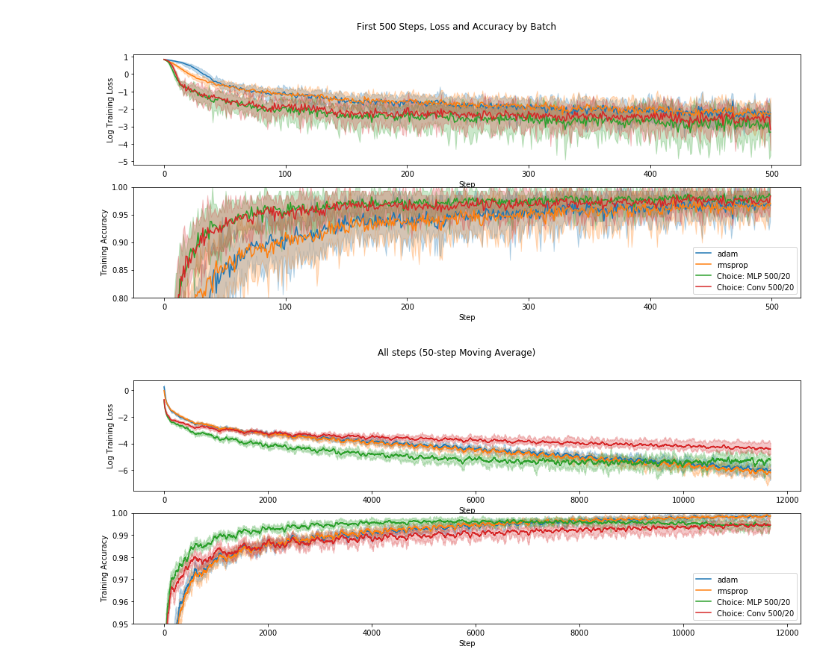
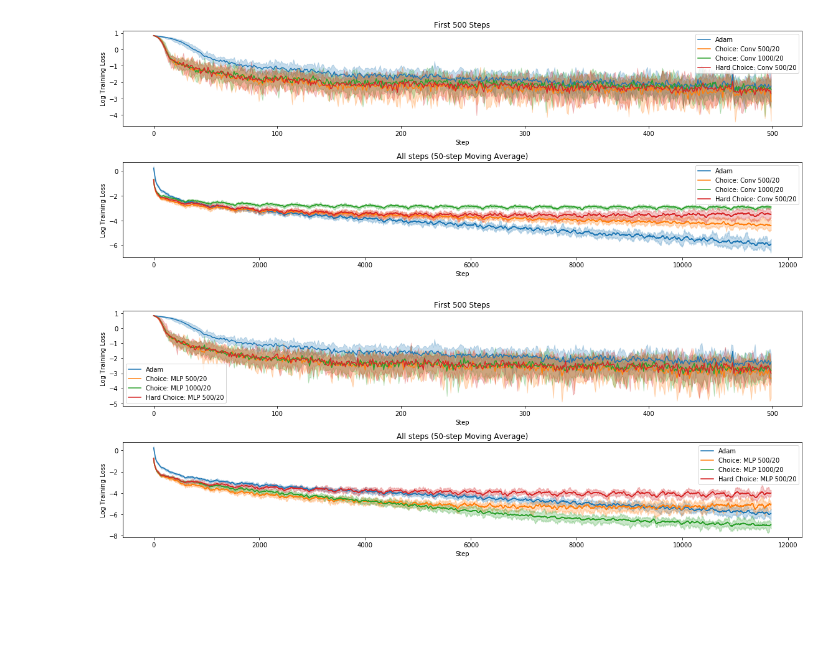
Before and after one commit to thetianshuhuang/l2o, a Jupyter notebook: eval_analysis.ipynb, the cells around one changed output. Drawn from its saved outputs; the diff is of its cells as text; code cells hidden in the pictures; blank space fills up the shorter version.

```diff
--- a/eval_analysis.ipynb
+++ b/eval_analysis.ipynb
@@ -7,17 +7,17 @@ import plot
 # %%
 def plot_eval(tests):
     fig, axs = plt.subplots(2, 1, figsize=(16, 6))
-    plot.plot_stats_batch(tests, axs, end=500, sma=1)
-    axs[1].set_ylim(0.8, 1)
-    fig.suptitle("First 500 Steps, Loss and Accuracy by Batch")
-
-    fig, axs = plt.subplots(2, 1, figsize=(16, 6))
-    plot.plot_stats_batch(tests, axs, end=0, sma=50)
-    axs[1].set_ylim(0.95, 1)
-    fig.suptitle("All steps (50-step Moving Average)")
+    plot.plot_stats_batch(tests, axs[0], end=500, sma=1)
+    axs[0].set_title("First 500 Steps")
+    plot.plot_stats_batch(tests, axs[1], end=0, sma=50)
+    axs[1].set_title("All steps (50-step Moving Average)")
+    fig.tight_layout()
+# %%
+plot_eval(["adam", "choice-20x25C", "choice-20x50C", "choice-20x25C-hard"])
+# %% [output]
+[figure, added]
 # %%
-plot_eval(["adam", "rmsprop", "choice-20x25M", "choice-20x25C"])
+plot_eval(["adam", "choice-20x25M", "choice-20x50M", "choice-20x25M-hard"])
 # %% [output]
-[figure, old version]
+[figure, new version]
-[figure, removed]
 # %%
```
Also changed, not shown: parts of 8 cells of this notebook, 5 other files.
